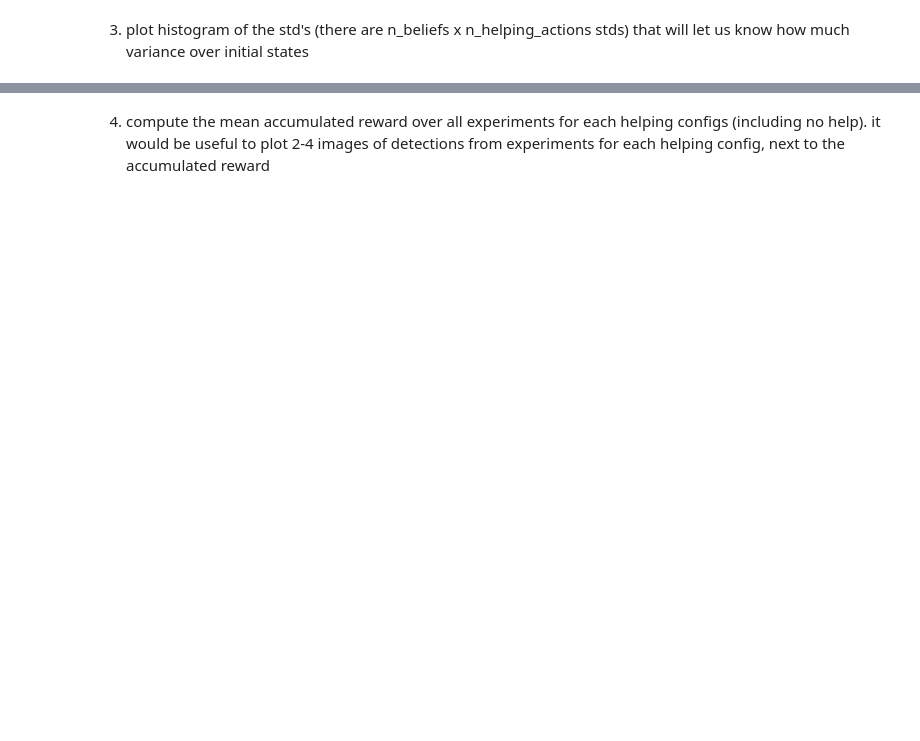
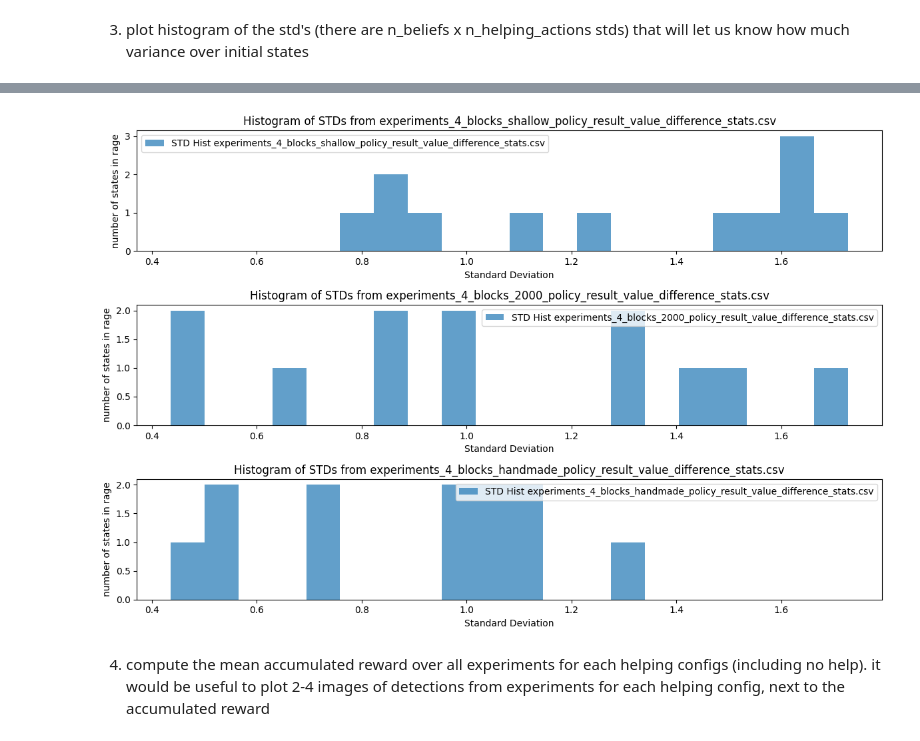
Before and after one commit to CLAIR-LAB-TECHNION/voa-pomdp, a Jupyter notebook: experiments_lab/analyze_results.ipynb, the cells around one changed output, grey strips where cells are left out. Saved outputs shown, nothing was run; the diff lists cells and outputs as text; code cells hidden in the pictures; blank space fills up the shorter version.

```diff
--- a/experiments_lab/analyze_results.ipynb
+++ b/experiments_lab/analyze_results.ipynb
@@ -73,6 +73,12 @@ csv_file_path = "/home/clair01/PycharmProjects/voa-pomdp/experiments_lab/configu
 eexperiments_4_blocks_handmade_policy_result = result_table(csv_file_path)
 
 eexperiments_4_blocks_handmade_policy_result.to_csv('experiments_4_blocks_handmade_policy_result.csv')
+# %%
+# Save results to output directory
+def save_results(df, filename):
+    output_dir = 'analyze_results_output'
+    os.makedirs(output_dir, exist_ok=True)
+    df.to_csv(f"{output_dir}/{filename}.csv")
 # %% [markdown]
 1. for each state,belief compute the value difference for each helping action (new table: belief, state, helping-action, value diff)
 2. for each belief and helping action, compute the mean value difference over state and also the std
@@ -228,9 +234,12 @@ for file_path in file_paths:
     # Convert the list to a DataFrame
     result_df = pd.DataFrame(results, columns=['belief_idx', 'state_idx', 'help_config_idx_local', 'value_diff'])
 
+    base_file_path = os.path.splitext(file_path)[0]
+    new_file_path = file_path.replace('.csv', '_value_difference')
+    save_results(result_df, new_file_path)
+
     # Print the result for each file
-    print(f"Value difference for {file_path}:")
-    print(result_df)
+    print(f"Value difference saved to analyze_results_output/{file_path}:")
 # %% [output]
 Value difference for experiments_4_blocks_2000_policy_result.csv:
     belief_idx  state_idx  help_config_idx_local  value_diff
@@ -381,3 +295,38 @@ for file_path in file_paths:
+# %%
+import matplotlib.pyplot as plt
+import pandas as pd
+
+# List of file paths
+file_paths = [
+    'analyze_results_output/experiments_4_blocks_shallow_policy_result_value_difference_stats.csv',
+    'analyze_results_output/experiments_4_blocks_2000_policy_result_value_difference_stats.csv',
+    'analyze_results_output/experiments_4_blocks_handmade_policy_result_value_difference_stats.csv'
+]
+
+# Initialize a figure for the histograms
+plt.figure(figsize=(12, 8))
+
+# Collect all data to find a global range for the standard deviation
+all_data = pd.concat([pd.read_csv(file) for file in file_paths])
+global_min, global_max = all_data['std'].min(), all_data['std'].max()
+
+# Plot histograms for each file
+for idx, file_path in enumerate(file_paths, start=1):
+    # Load data
+    data = pd.read_csv(file_path)
+
+    # Plot
+    plt.subplot(3, 1, idx)
+    plt.hist(data['std'], bins=20, alpha=0.7, label=f'STD Hist {file_path.split("/")[-1]}', range=(global_min, global_max))
+    plt.xlabel('Standard Deviation')
+    plt.ylabel('number of states in rage')
+    plt.title(f'Histogram of STDs from {file_path.split("/")[-1]}')
+    plt.legend()
+
+plt.tight_layout()
+plt.show()
+# %% [output]
+[figure, added]
 # %% [markdown]
 4) compute the mean accumulated reward over all experiments for each helping configs (including no help).
     it would be useful to plot 2-4 images of detections from experiments for each  helping config, next to the accumulated reward
```
Also changed, not shown: parts of 7 cells of this notebook, 6 other files.
